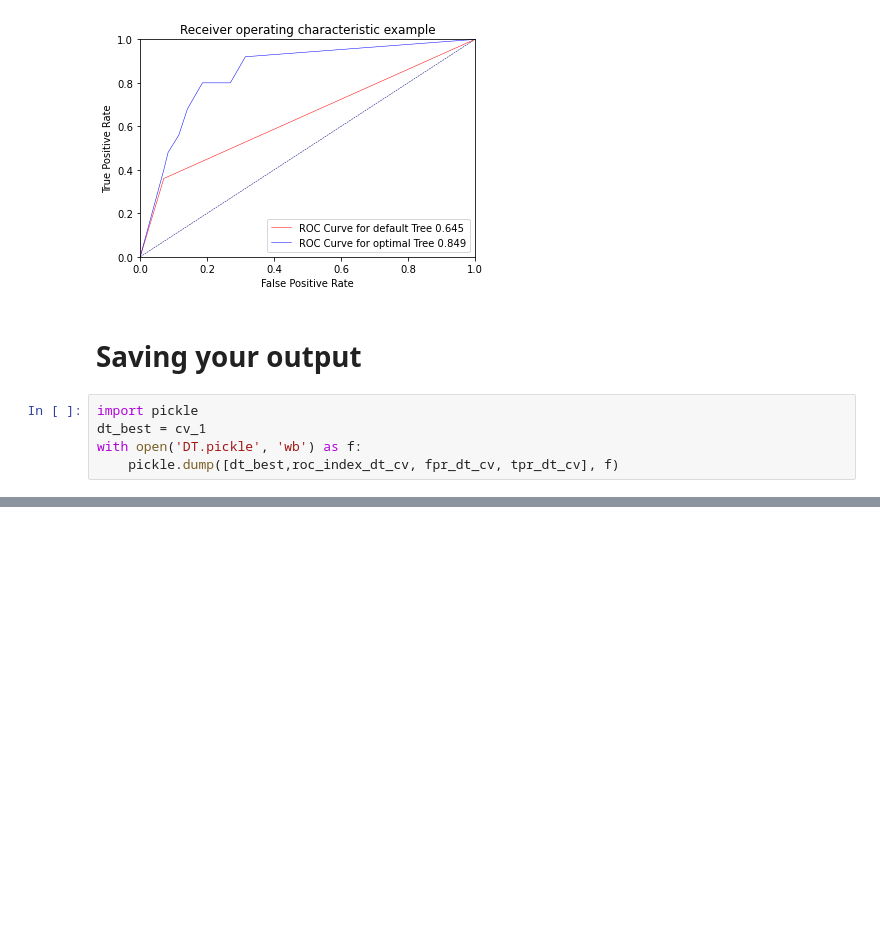
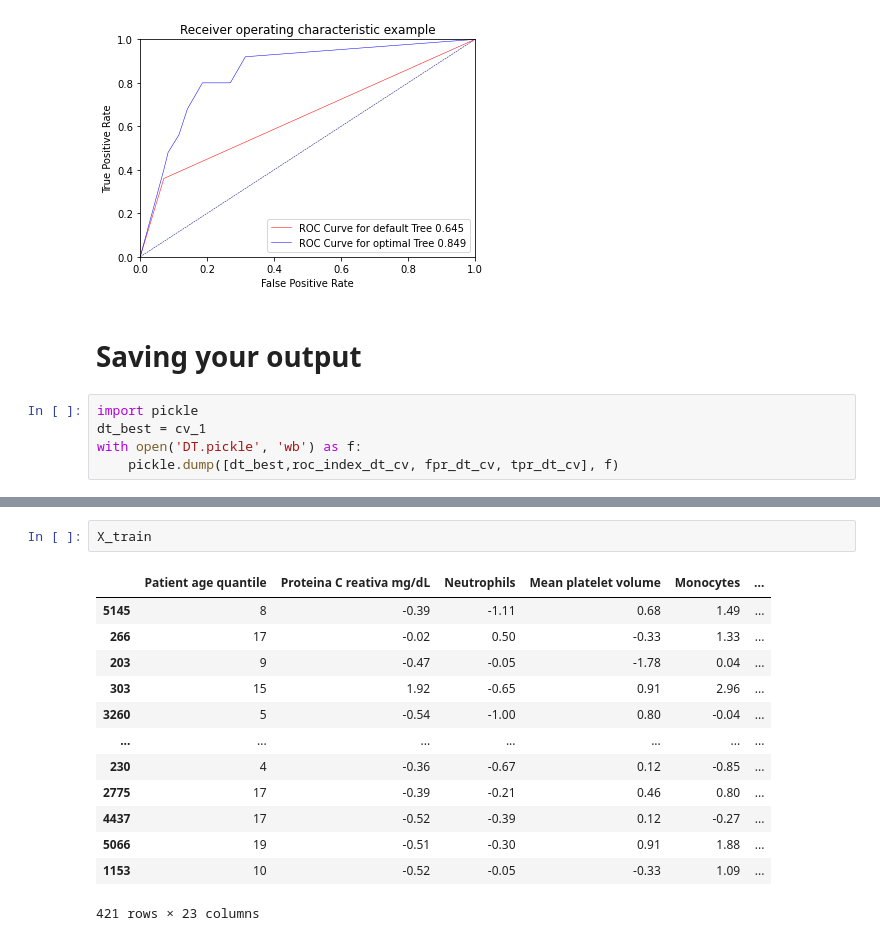
Before and after one commit to dnewton090/covid19-diagnostics, a Jupyter notebook: BrazilDecisionTree.ipynb, the cells around one changed output, grey strips where cells are left out. Cells and saved outputs as stored; diff of their text form; blank space fills up the shorter version.

```diff
--- a/BrazilDecisionTree.ipynb
+++ b/BrazilDecisionTree.ipynb
@@ -507,0 +616,16 @@ pwd
+# %%
+X_train
+# %% [output]
+|  | Patient age quantile | Proteina C reativa mg/dL | Neutrophils | Mean platelet volume | Monocytes | ... |
+| 5145 | 8 | -0.39 | -1.11 | 0.68 | 1.49 | ... |
+| 266 | 17 | -0.02 | 0.50 | -0.33 | 1.33 | ... |
+| 203 | 9 | -0.47 | -0.05 | -1.78 | 0.04 | ... |
+| 303 | 15 | 1.92 | -0.65 | 0.91 | 2.96 | ... |
+| 3260 | 5 | -0.54 | -1.00 | 0.80 | -0.04 | ... |
+| ... | ... | ... | ... | ... | ... | ... |
+| 230 | 4 | -0.36 | -0.67 | 0.12 | -0.85 | ... |
+| 2775 | 17 | -0.39 | -0.21 | 0.46 | 0.80 | ... |
+| 4437 | 17 | -0.52 | -0.39 | 0.12 | -0.27 | ... |
+| 5066 | 19 | -0.51 | -0.30 | 0.91 | 1.88 | ... |
+| 1153 | 10 | -0.52 | -0.05 | -0.33 | 1.09 | ... |
+421 rows × 23 columns
```
Also changed, not shown: parts of 19 cells of this notebook, 1 other file.
